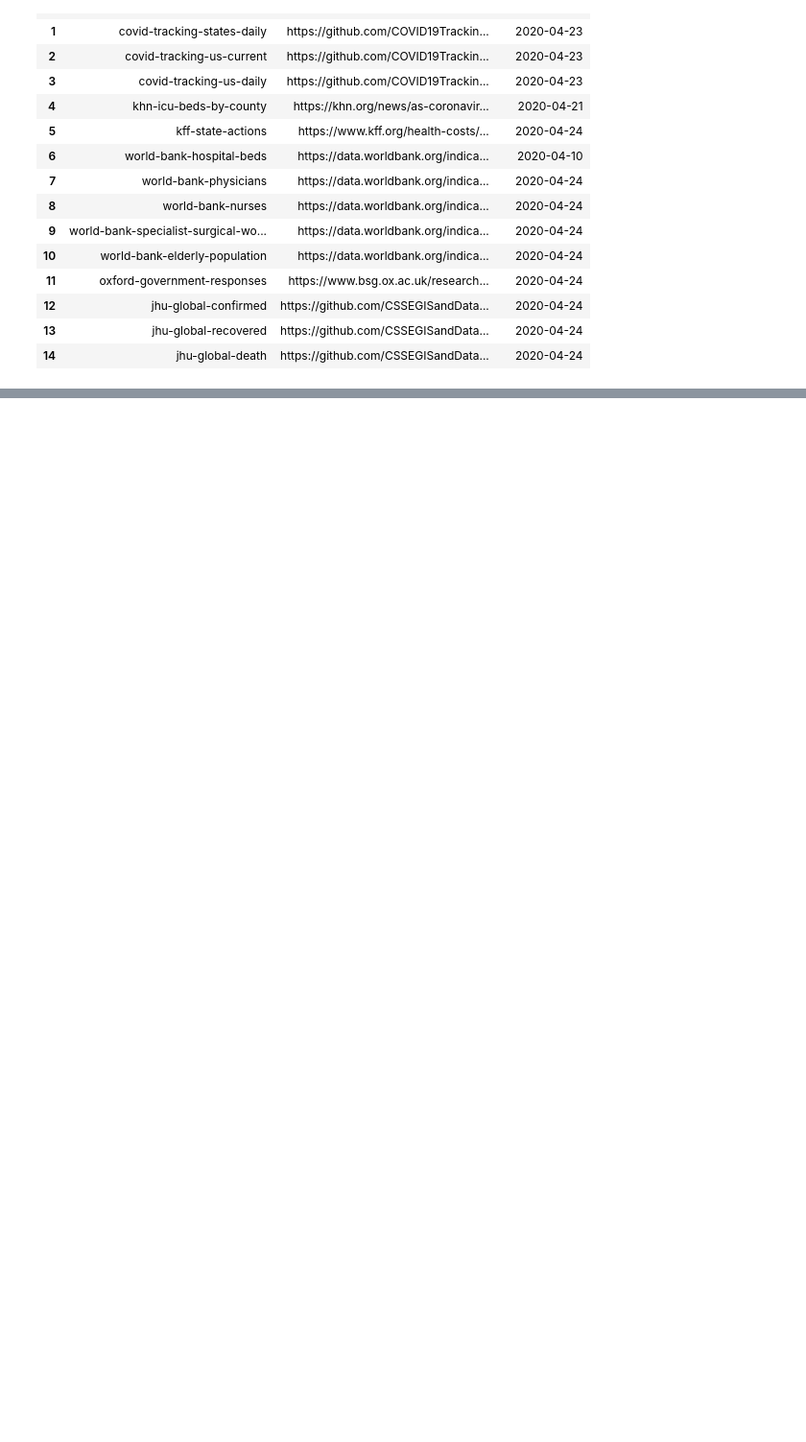
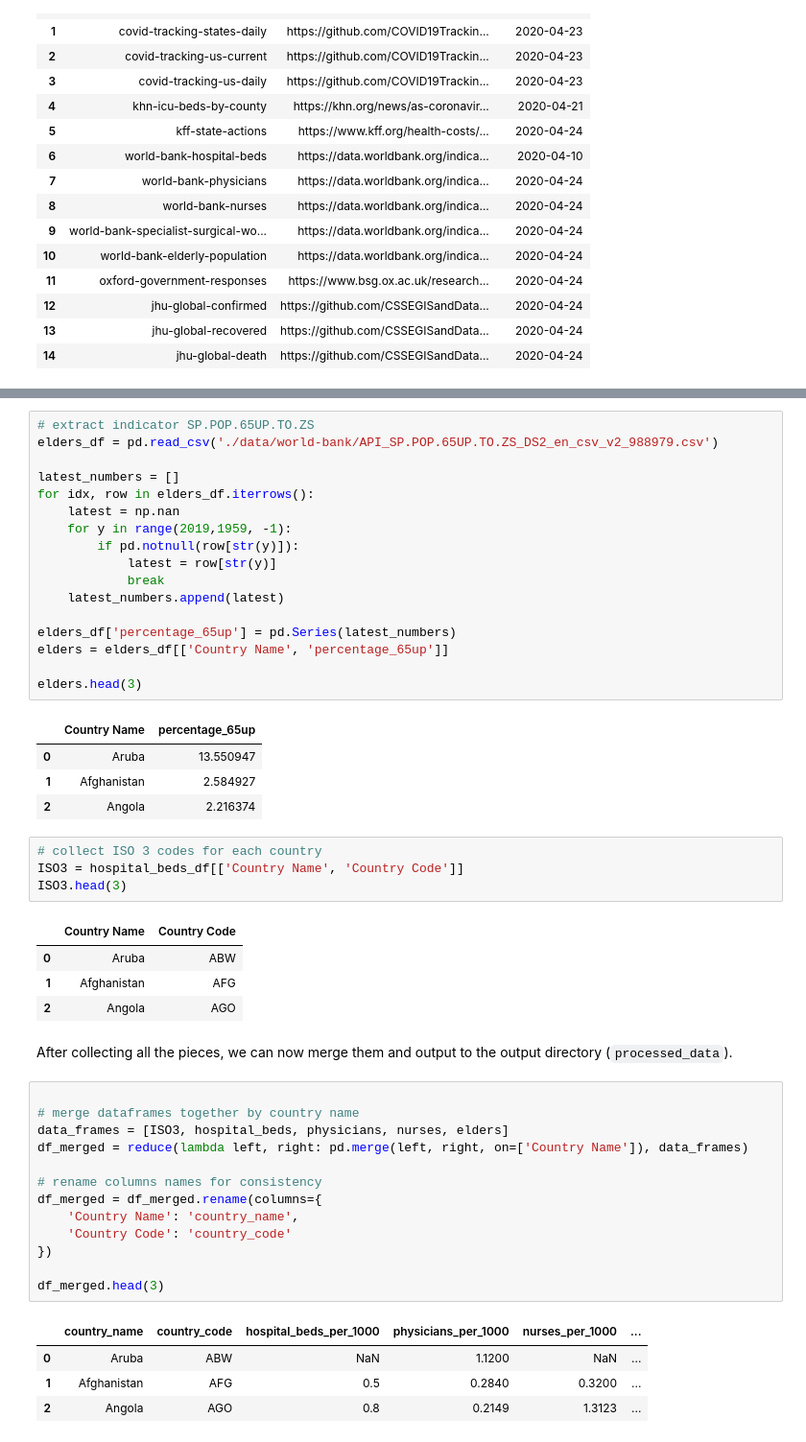
Before and after one commit to iamzhaihy/BD2020-Final-Project, a Jupyter notebook: Data Processing.ipynb, the cells around one changed output, grey strips where cells are left out. Shown at 96% size. Cells and saved outputs as stored; diff of their text form; blank space fills up the shorter version.

```diff
--- a/Data Processing.ipynb
+++ b/Data Processing.ipynb
@@ -33,0 +115,51 @@ used_data[['name', 'url', 'date_retrieved']]
+# %%
+# extract indicator SP.POP.65UP.TO.ZS
+elders_df = pd.read_csv('./data/world-bank/API_SP.POP.65UP.TO.ZS_DS2_en_csv_v2_988979.csv')
+
+latest_numbers = []
+for idx, row in elders_df.iterrows():
+    latest = np.nan
+    for y in range(2019,1959, -1):
+        if pd.notnull(row[str(y)]):
+            latest = row[str(y)]
+            break
+    latest_numbers.append(latest)
+
+elders_df['percentage_65up'] = pd.Series(latest_numbers)
+elders = elders_df[['Country Name', 'percentage_65up']]
+
+elders.head(3)
+# %% [output]
+|  | Country Name | percentage_65up |
+| 0 | Aruba | 13.550947 |
+| 1 | Afghanistan | 2.584927 |
+| 2 | Angola | 2.216374 |
+# %%
+# collect ISO 3 codes for each country
+ISO3 = hospital_beds_df[['Country Name', 'Country Code']]
+ISO3.head(3)
+# %% [output]
+|  | Country Name | Country Code |
+| 0 | Aruba | ABW |
+| 1 | Afghanistan | AFG |
+| 2 | Angola | AGO |
+# %% [markdown]
+After collecting all the pieces, we can now merge them and output to the output directory (`processed_data`).
+# %%
+
+# merge dataframes together by country name
+data_frames = [ISO3, hospital_beds, physicians, nurses, elders]
+df_merged = reduce(lambda left, right: pd.merge(left, right, on=['Country Name']), data_frames)
+
+# rename columns names for consistency
+df_merged = df_merged.rename(columns={
+    'Country Name': 'country_name',
+    'Country Code': 'country_code'
+})
+
+df_merged.head(3)
+# %% [output]
+|  | country_name | country_code | hospital_beds_per_1000 | physicians_per_1000 | nurses_per_1000 | ... |
+| 0 | Aruba | ABW | NaN | 1.1200 | NaN | ... |
+| 1 | Afghanistan | AFG | 0.5 | 0.2840 | 0.3200 | ... |
+| 2 | Angola | AGO | 0.8 | 0.2149 | 1.3123 | ... |
```
Also changed, not shown: parts of 18 cells of this notebook.
